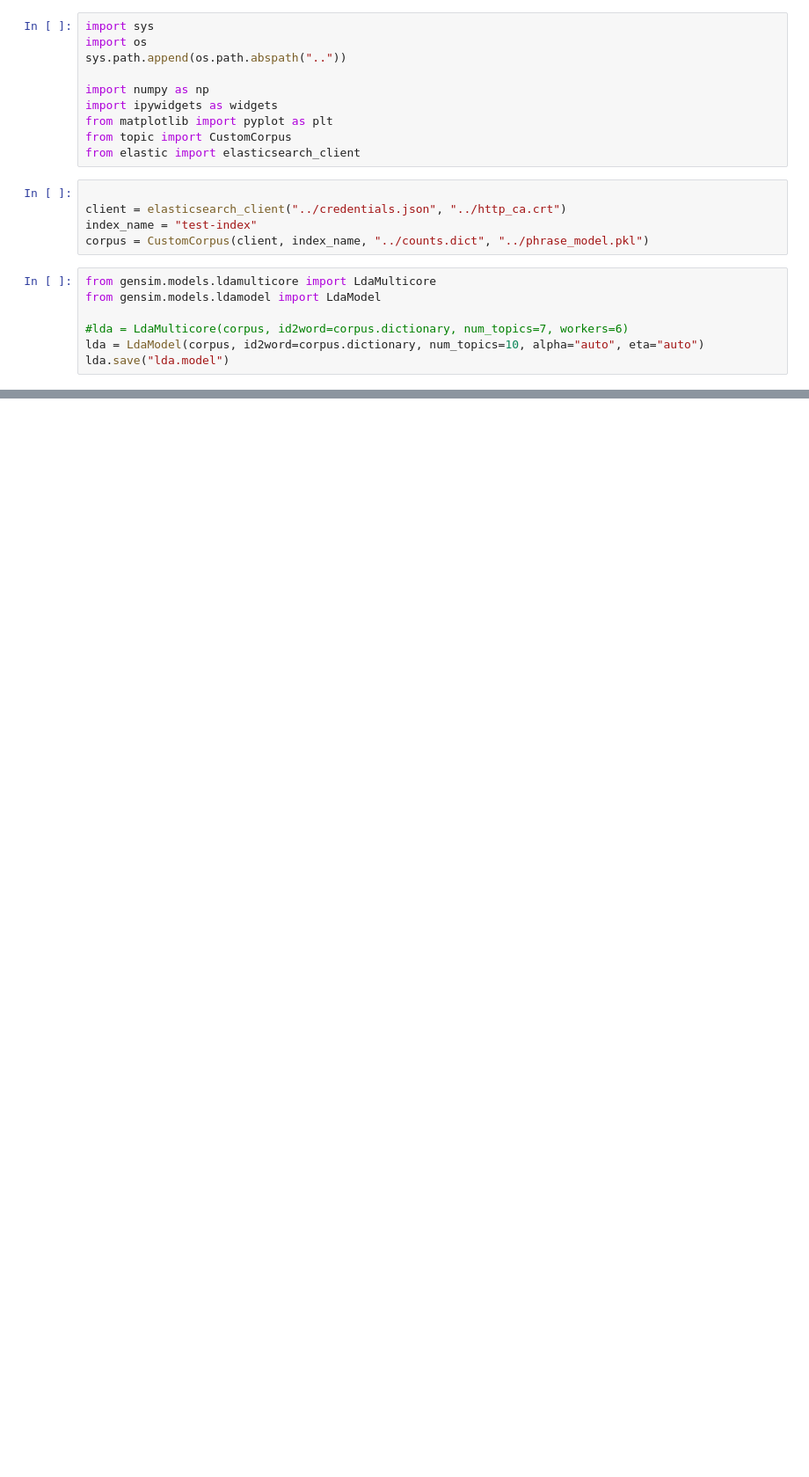
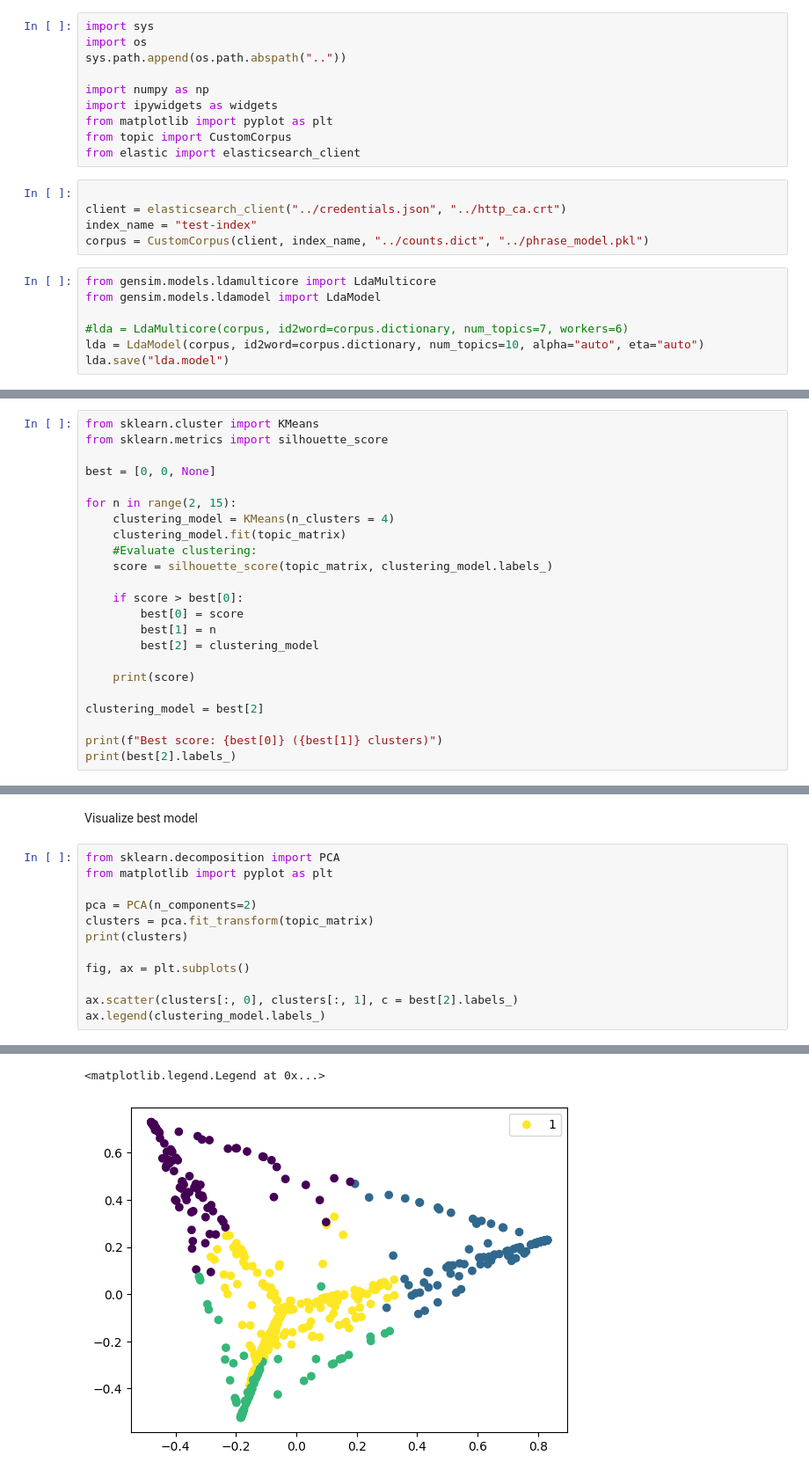
Before and after one commit to PKalozoumis/CEID-Thesis-2025, a Jupyter notebook: notebooks/topic_lda.ipynb, the cells around one changed output, grey strips where cells are left out. Shown at 88% size. Saved outputs shown, nothing was run; the diff lists cells and outputs as text; blank space fills up the shorter version.

Commit message:
topic cluster

```diff
--- a/notebooks/topic_lda.ipynb
+++ b/notebooks/topic_lda.ipynb
@@ -60,0 +63,23 @@ print(topic_matrix)
+# %%
+from sklearn.cluster import KMeans
+from sklearn.metrics import silhouette_score
+
+best = [0, 0, None]
+
+for n in range(2, 15):
+    clustering_model = KMeans(n_clusters = 4)
+    clustering_model.fit(topic_matrix)
+    #Evaluate clustering:
+    score = silhouette_score(topic_matrix, clustering_model.labels_)
+
+    if score > best[0]:
+        best[0] = score
+        best[1] = n
+        best[2] = clustering_model
+
+    print(score)
+
+clustering_model = best[2]
+
+print(f"Best score: {best[0]} ({best[1]} clusters)")
+print(best[2].labels_)
@@ -60,0 +102,15 @@ print(topic_matrix)
+# %% [markdown]
+Visualize best model
+# %%
+from sklearn.decomposition import PCA
+from matplotlib import pyplot as plt
+
+pca = PCA(n_components=2)
+clusters = pca.fit_transform(topic_matrix)
+print(clusters)
+
+fig, ax = plt.subplots()
+
+ax.scatter(clusters[:, 0], clusters[:, 1], c = best[2].labels_)
+ax.legend(clustering_model.labels_)
+# %% [output]
@@ -60,0 +124,2 @@ print(topic_matrix)
+<matplotlib.legend.Legend at 0x...>
+[figure, added]
```
Also changed, not shown: parts of 7 cells of this notebook, 4 other files.
